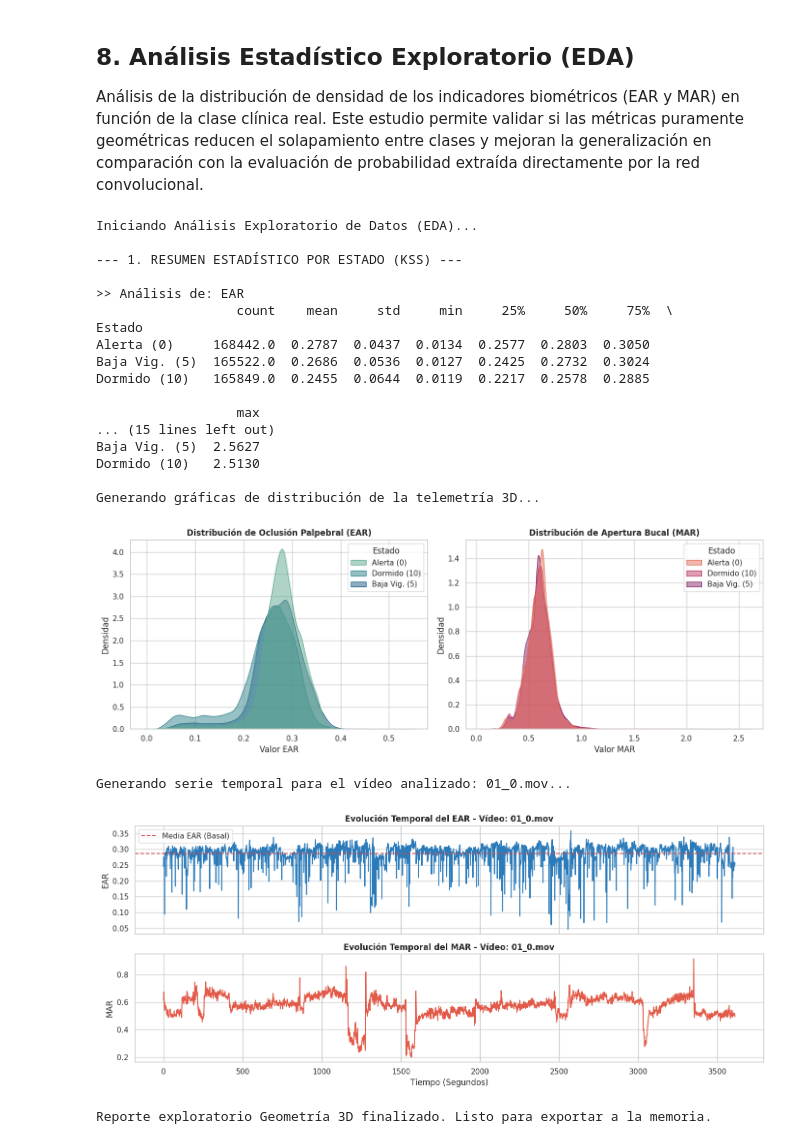
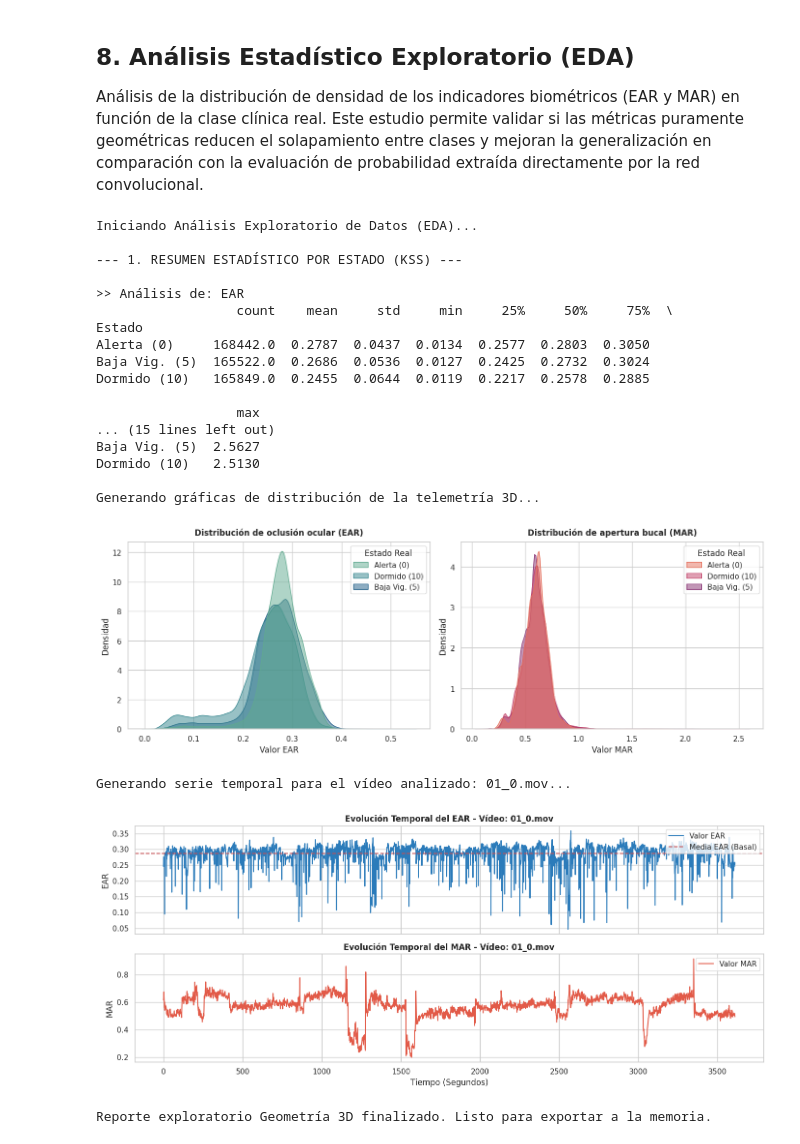
Before and after one commit to andonicabrera03/TFG-Multimodal-Driver-Fatigue-System, a Jupyter notebook: 05b_Fase5_Diagnostico_Geometrico_GridSearch.ipynb, the cells around one changed output. Cells and saved outputs as stored; diff of their text form; code cells hidden in the pictures.

```diff
--- a/05b_Fase5_Diagnostico_Geometrico_GridSearch.ipynb
+++ b/05b_Fase5_Diagnostico_Geometrico_GridSearch.ipynb
@@ -449,17 +449,26 @@ fig, axes = plt.subplots(1, 2, figsize=(14, 5))
 sns.set_theme(style="whitegrid")
 
 # Gráfica EAR
-sns.kdeplot(data=df_eda, x="ear", hue="Estado", fill=True, palette="crest", ax=axes[0], alpha=0.5)
-axes[0].set_title('Distribución de Oclusión Palpebral (EAR)', fontweight='bold')
+sns.kdeplot(data=df_eda, x="ear", hue="Estado", fill=True, palette="crest",
+            ax=axes[0], alpha=0.5, common_norm=False, legend=True)
+axes[0].set_title('Distribución de oclusión ocular (EAR)', fontweight='bold', pad=10)
 axes[0].set_xlabel('Valor EAR')
 axes[0].set_ylabel('Densidad')
 
 # Gráfica MAR
-sns.kdeplot(data=df_eda, x="mar", hue="Estado", fill=True, palette="flare", ax=axes[1], alpha=0.5)
-axes[1].set_title('Distribución de Apertura Bucal (MAR)', fontweight='bold')
+sns.kdeplot(data=df_eda, x="mar", hue="Estado", fill=True, palette="flare",
+            ax=axes[1], alpha=0.5, common_norm=False, legend=True)
+axes[1].set_title('Distribución de apertura bucal (MAR)', fontweight='bold', pad=10)
 axes[1].set_xlabel('Valor MAR')
 axes[1].set_ylabel('Densidad')
 
+# Forzar la visibilidad y posición de las leyendas
+if axes[0].get_legend() is not None:
+    sns.move_legend(axes[0], "upper right", title='Estado Real')
+if axes[1].get_legend() is not None:
+    sns.move_legend(axes[1], "upper right", title='Estado Real')
+
+# Ajustar el diseño
 plt.tight_layout()
 plt.show()
 
@@ -475,41 +484,42 @@ print(f"\nGenerando serie temporal para el vídeo analizado: {video_muestra}..."
 fig, axes = plt.subplots(2, 1, figsize=(14, 6), sharex=True)
 
 # Evolución del EAR
-sns.lineplot(data=df_muestra, x='segundos', y='ear', ax=axes[0], color='#2b7bba', linewidth=1.5)
+sns.lineplot(data=df_muestra, x='segundos', y='ear', ax=axes[0], color='#2b7bba', linewidth=1.5, label='Valor EAR')
 axes[0].axhline(y=df_muestra['ear'].mean(), color='r', linestyle='--', label='Media EAR (Basal)')
 axes[0].set_title(f'Evolución Temporal del EAR - Vídeo: {video_muestra}', fontweight='bold')
 axes[0].set_ylabel('EAR')
-axes[0].legend()
+axes[0].legend(loc='upper right')
 
 # Evolución del MAR
-sns.lineplot(data=df_muestra, x='segundos', y='mar', ax=axes[1], color='#e25a48', linewidth=1.5)
+sns.lineplot(data=df_muestra, x='segundos', y='mar', ax=axes[1], color='#e25a48', linewidth=1.5, label='Valor MAR')
 axes[1].set_title(f'Evolución Temporal del MAR - Vídeo: {video_muestra}', fontweight='bold')
 axes[1].set_xlabel('Tiempo (Segundos)')
 axes[1].set_ylabel('MAR')
+axes[1].legend(loc='upper right')
 
 plt.tight_layout()
 plt.show()
 
 print("\nReporte exploratorio Geometría 3D finalizado. Listo para exportar a la memoria.")
 # %% [output]
 Iniciando Análisis Exploratorio de Datos (EDA)...
 
 --- 1. RESUMEN ESTADÍSTICO POR ESTADO (KSS) ---
 
 >> Análisis de: EAR
                   count    mean     std     min     25%     50%     75%  \
 Estado
 Alerta (0)     168442.0  0.2787  0.0437  0.0134  0.2577  0.2803  0.3050
 Baja Vig. (5)  165522.0  0.2686  0.0536  0.0127  0.2425  0.2732  0.3024
 Dormido (10)   165849.0  0.2455  0.0644  0.0119  0.2217  0.2578  0.2885
 
                   max
 ... (15 lines left out)
 Baja Vig. (5)  2.5627
 Dormido (10)   2.5130
 
 Generando gráficas de distribución de la telemetría 3D...
-[figure, old version]
+[figure, new version]
 Generando serie temporal para el vídeo analizado: 01_0.mov...
-[figure, old version]
+[figure, new version]
 Reporte exploratorio Geometría 3D finalizado. Listo para exportar a la memoria.
```
Also changed, not shown: parts of 2 cells of this notebook, 1 other file.
